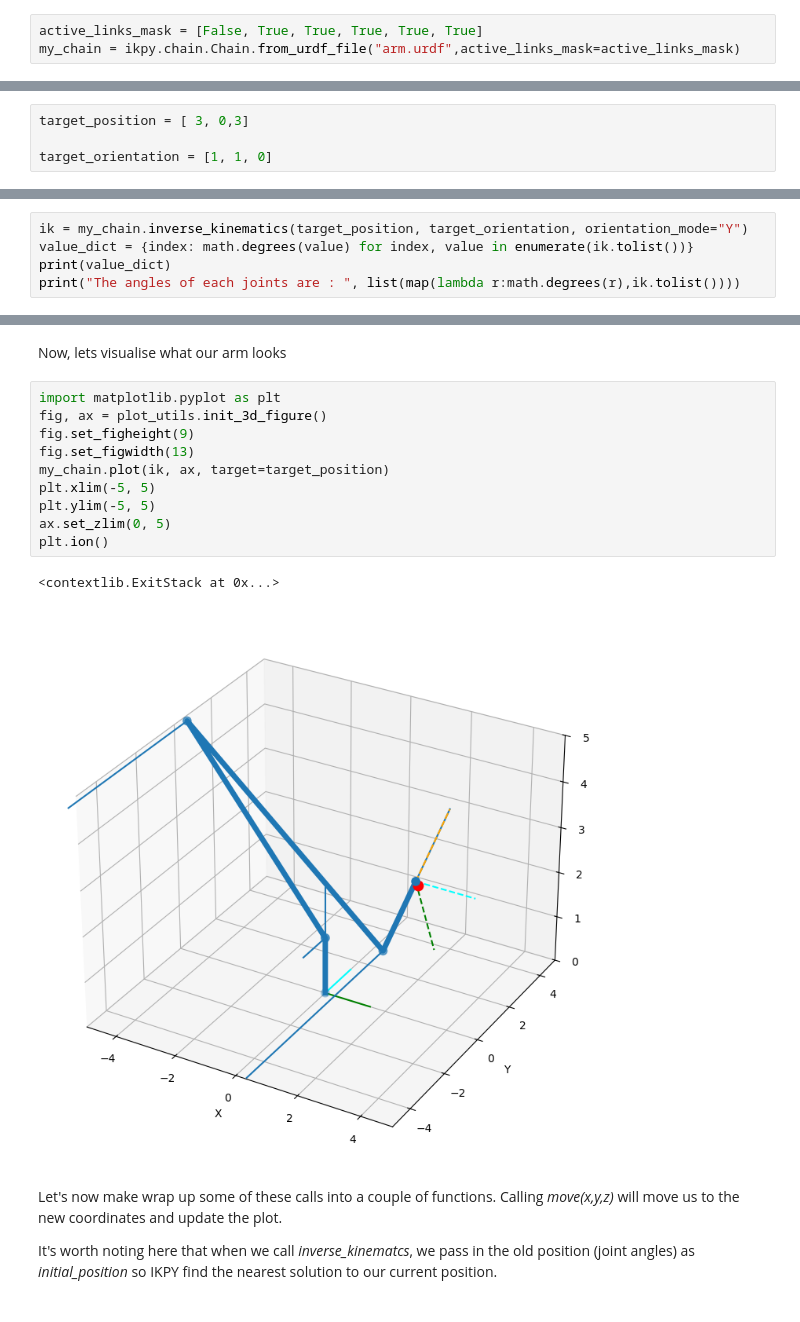
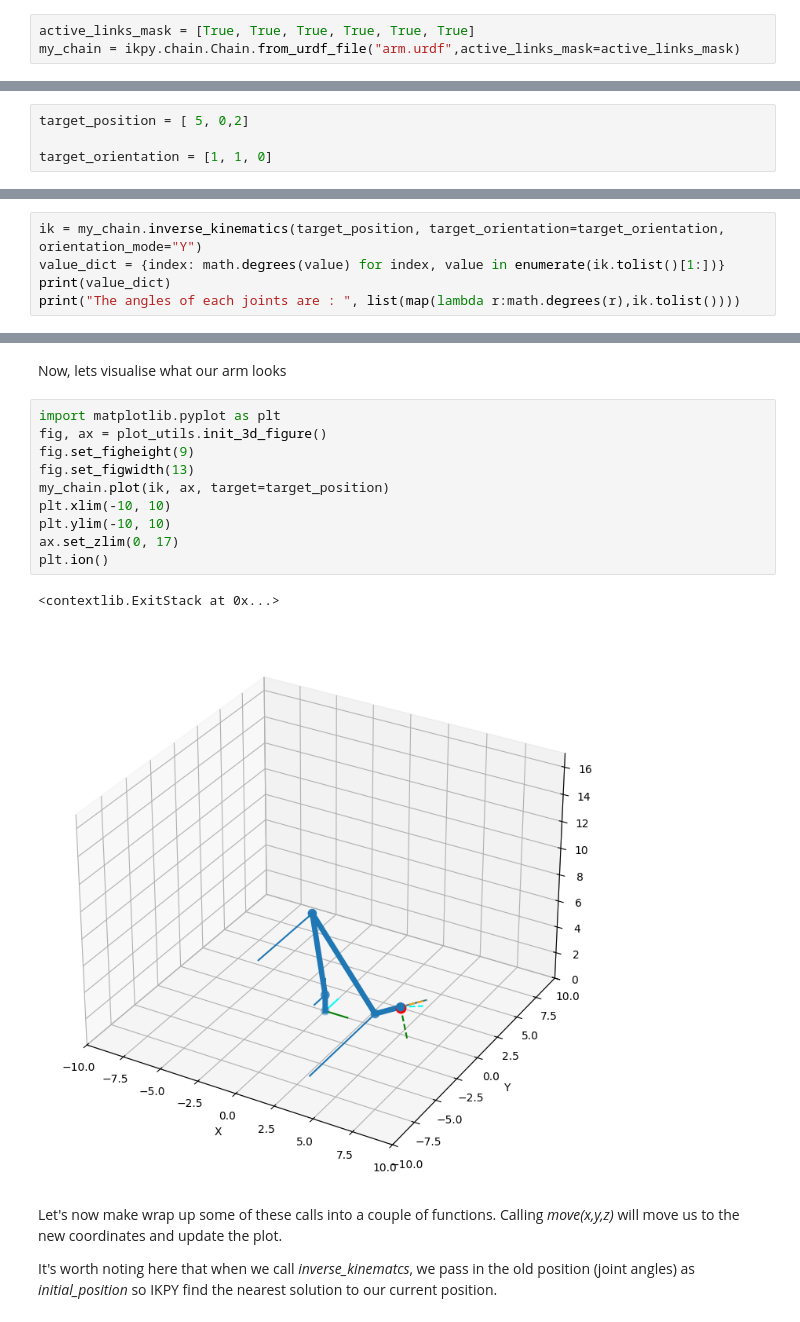
Before and after one commit to SentientPlatypus/arm, a Jupyter notebook: Inverse kinematics.ipynb, the cells around one changed output, grey strips where cells are left out. Saved outputs shown, nothing was run; the diff lists cells and outputs as text.

```diff
--- a/Inverse kinematics.ipynb
+++ b/Inverse kinematics.ipynb
@@ -19,19 +19,19 @@ import serial
 # %% [markdown]
 Now, we can import our robot arm model from the URDF file. The first link is the link between the desk and the base, so we set it to inactive
 # %%
-active_links_mask = [False, True, True, True, True, True]
+active_links_mask = [True, True, True, True, True, True]
 my_chain = ikpy.chain.Chain.from_urdf_file("arm.urdf",active_links_mask=active_links_mask)
 # %% [markdown]
 And set the initial position and orientation of the last joint
 # %%
-target_position = [ 3, 0,3]
+target_position = [ 5, 0,2]
 
 target_orientation = [1, 1, 0]
 # %% [markdown]
 It's now just one call to work out he inverse kinematics for that position. Again, the first angle is of the inactive joint between the desk and the base so is always 0
 # %%
-ik = my_chain.inverse_kinematics(target_position, target_orientation, orientation_mode="Y")
-value_dict = {index: math.degrees(value) for index, value in enumerate(ik.tolist())}
+ik = my_chain.inverse_kinematics(target_position, target_orientation=target_orientation, orientation_mode="Y")
+value_dict = {index: math.degrees(value) for index, value in enumerate(ik.tolist()[1:])}
 print(value_dict)
 print("The angles of each joints are : ", list(map(lambda r:math.degrees(r),ik.tolist())))
 # %% [output]
@@ -51,16 +51,16 @@ Now, lets visualise what our arm looks
 # %%
 import matplotlib.pyplot as plt
 fig, ax = plot_utils.init_3d_figure()
 fig.set_figheight(9)
 fig.set_figwidth(13)
 my_chain.plot(ik, ax, target=target_position)
-plt.xlim(-5, 5)
-plt.ylim(-5, 5)
-ax.set_zlim(0, 5)
+plt.xlim(-10, 10)
+plt.ylim(-10, 10)
+ax.set_zlim(0, 17)
 plt.ion()
 # %% [output]
 <contextlib.ExitStack at 0x...>
-[figure, old version]
+[figure, new version]
 # %% [markdown]
 Let's now make wrap up some of these calls into a couple of functions. Calling _move(x,y,z)_ will move us to the new coordinates and update the plot.
 
```
Also changed, not shown: parts of 2 cells of this notebook, 1 other file.
